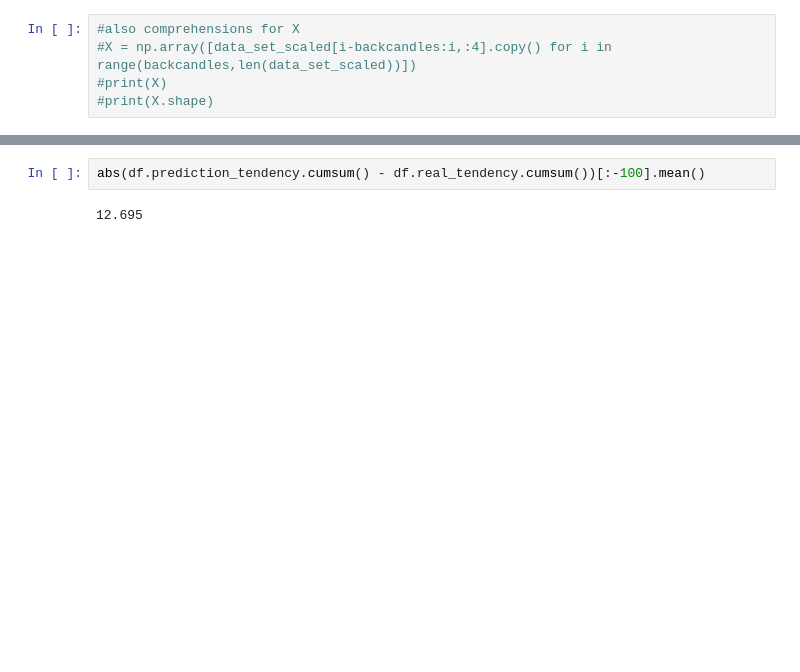
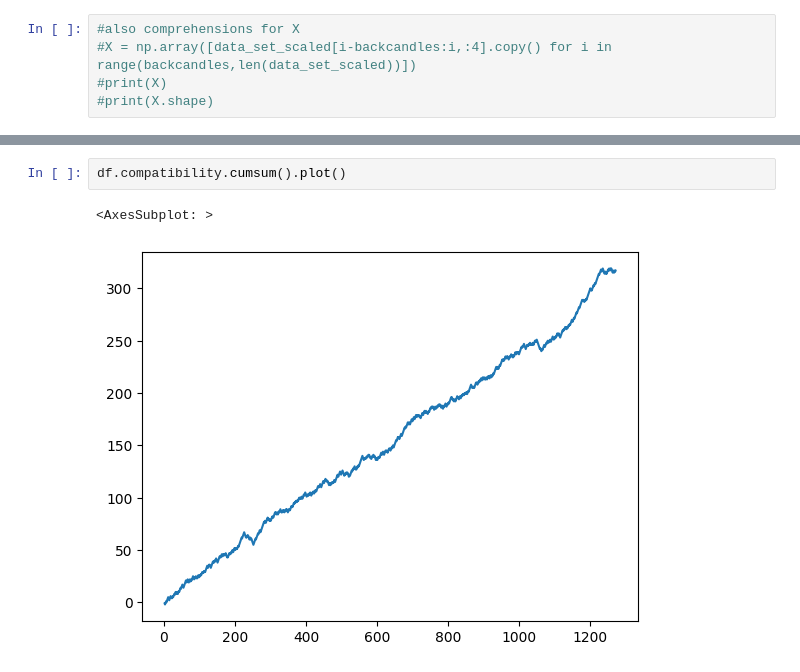
Before and after one commit to marmibv/XTB-Trader, a Jupyter notebook: other_notebooks/LSTM_Multiple_input_diff.ipynb, the cells around one changed output, grey strips where cells are left out. Cells and saved outputs as stored; diff of their text form; blank space fills up the shorter version.

```diff
--- a/other_notebooks/LSTM_Multiple_input_diff.ipynb
+++ b/other_notebooks/LSTM_Multiple_input_diff.ipynb
@@ -317,4 +366,5 @@ df.real_tendency.cumsum().plot(ax=ax)
 # %%
-abs(df.prediction_tendency.cumsum() - df.real_tendency.cumsum())[:-100].mean()
+df.compatibility.cumsum().plot()
 # %% [output]
-12.695
+<AxesSubplot: >
+[figure, added]
```
Also changed, not shown: parts of 34 cells of this notebook, 7 other files.
